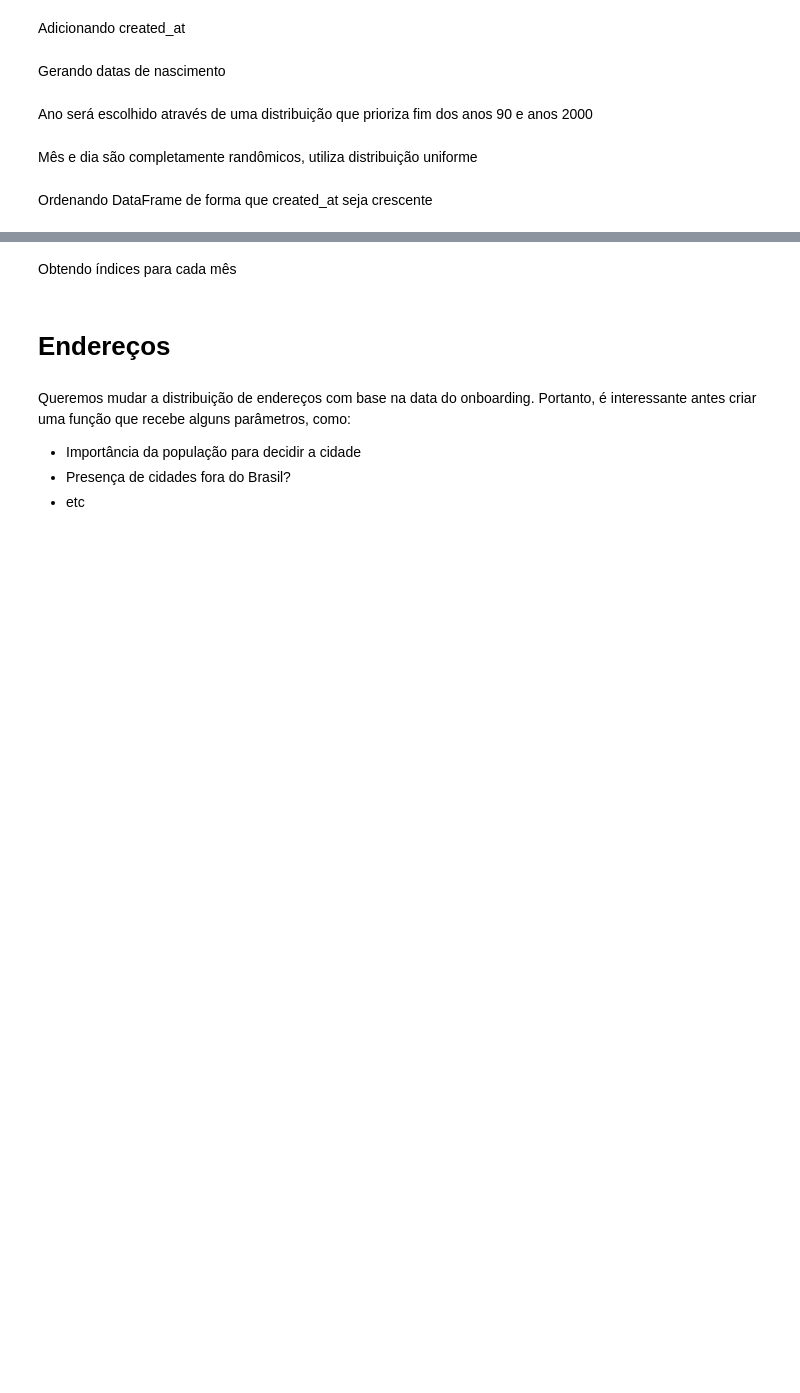
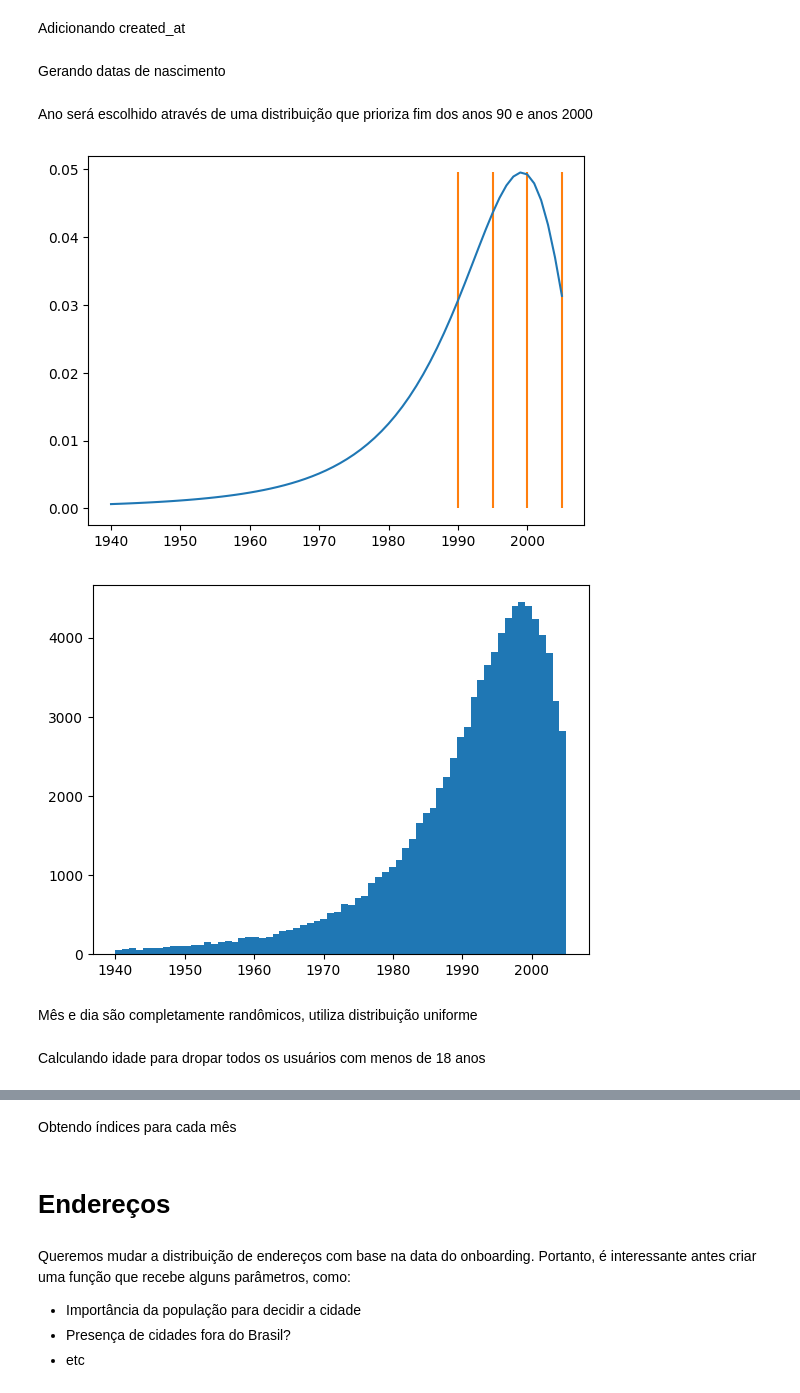
Before and after one commit to rubcube-guilhermetomiasi/mocking, a Jupyter notebook: mocking.ipynb, the cells around one changed output, grey strips where cells are left out. Saved outputs shown, nothing was run; the diff lists cells and outputs as text; code cells hidden in the pictures; blank space fills up the shorter version.

```diff
--- a/mocking.ipynb
+++ b/mocking.ipynb
@@ -132,18 +139,20 @@ Ano será escolhido através de uma distribuição que prioriza fim dos anos 90
 # %%
 from matplotlib import pyplot as plt
 from scipy.stats import alpha
 
 available_years = np.arange(2005, 1939, -1)
 lins = np.linspace(0, 1, len(available_years))
 weights = alpha.pdf(lins, 3.6, loc=-0.4, scale=2)
 weights = weights / np.sum(weights)
+plt.gca().vlines([1990, 1995, 2000, 2005], ymin=0, ymax=np.max(weights), color='C1')
 plt.plot(available_years, weights)
 plt.show()
-plt.gca().vlines([1990, 1995, 2000, 2005], ymin=0, ymax=np.max(weights), color='C1')
-plt.gca().hlines(0, xmin=1939, xmax=2005, color='C1')
 random_years = np.random.choice(available_years, size=USER_COUNT, p=weights)
 plt.hist(random_years, bins=available_years.size)
 plt.show()
+# %% [output]
+[figure, added]
+[figure, added]
 # %% [markdown]
 Mês e dia são completamente randômicos, utiliza distribuição uniforme
 # %%
@@ -156,5 +165,3 @@ for i in range(USER_COUNT):
         start_date=lower_bound, end_date=upper_bound).strftime('%Y-%m-%d')
     random_dates_with_year[i] = random_date
 users['birthday'] = random_dates_with_year
-# %% [markdown]
-Ordenando DataFrame de forma que created_at seja crescente
@@ -164,0 +168,2 @@ display(users)
+# %% [markdown]
+Calculando idade para dropar todos os usuários com menos de 18 anos
```
Also changed, not shown: parts of 49 cells of this notebook.
